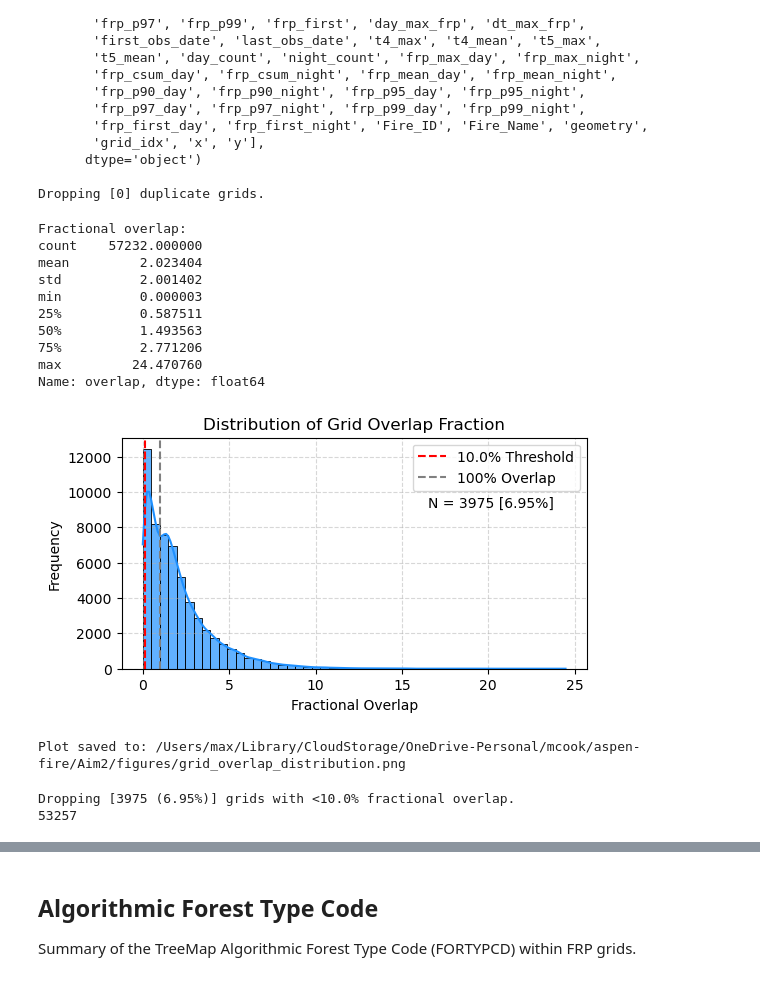
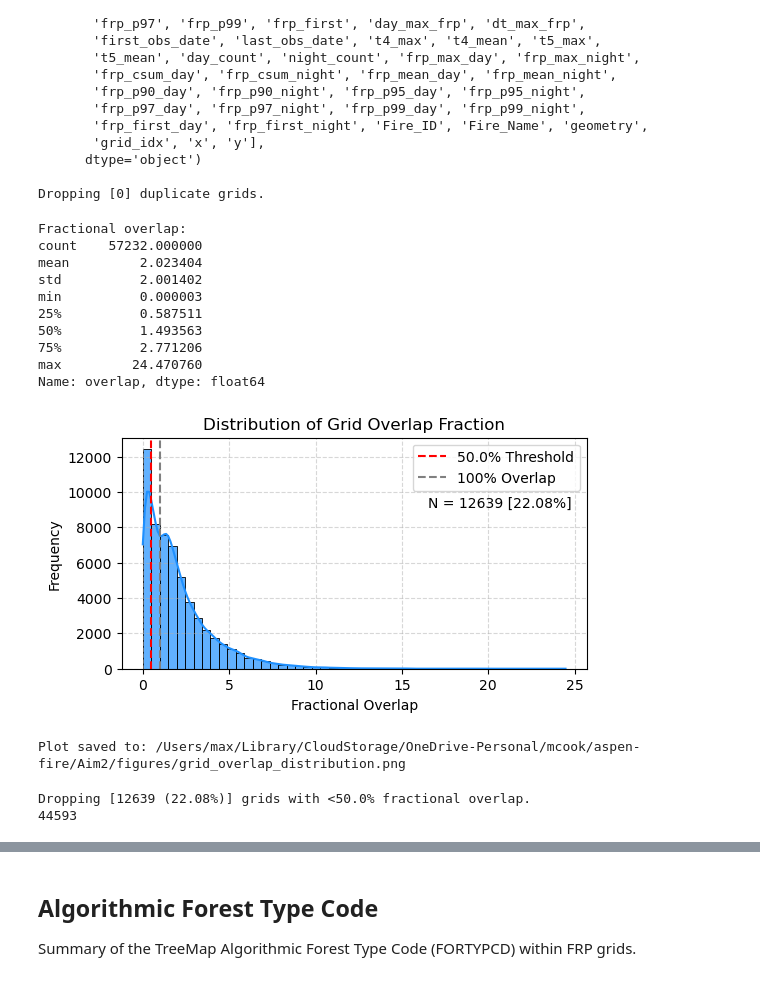
Before and after one commit to natshoff/aspen-fire-fork, a Jupyter notebook: Aim2/code/Python/04b_TreeMap_FIA-FORTYPCD.ipynb, the cells around one changed output, grey strips where cells are left out. Saved outputs shown, nothing was run; the diff lists cells and outputs as text; code cells hidden in the pictures.

```diff
--- a/Aim2/code/Python/04b_TreeMap_FIA-FORTYPCD.ipynb
+++ b/Aim2/code/Python/04b_TreeMap_FIA-FORTYPCD.ipynb
@@ -65,7 +68,7 @@ Index(['grid_index', 'grid_area', 'afd_count', 'unique_days', 'overlap',
 Dropping [0] duplicate grids.
 # %%
 # Check out the distribution of grid overlap with FRP observations
-thresh = 0.10
+thresh = 0.50
 print(f"Fractional overlap:\n{grid['overlap'].describe()}\n")
 n_small = grid[grid['overlap'] < thresh]['grid_idx'].count()
 
@@ -77,34 +80,34 @@ sns.histplot(grid['overlap'], kde=True, bins=50, color='dodgerblue', alpha=0.7)
 plt.axvline(x=thresh, color='red', linestyle='--', label=f'{thresh*100}% Threshold')
 plt.axvline(x=1, color='grey', linestyle='--', label='100% Overlap')
 
 # Customize the plot
 plt.title('Distribution of Grid Overlap Fraction')
 plt.xlabel('Fractional Overlap')
 plt.ylabel('Frequency')
 plt.legend()
 plt.grid(True, linestyle='--', alpha=0.5)
 plt.text(16.5, plt.ylim()[1] * 0.7,
          f'N = {n_small} [{round(n_small/len(grid)*100,2)}%]',
          fontsize=10, color='black')
 
 # Save the plot
 out_path = os.path.join(projdir, 'figures/grid_overlap_distribution.png')
 plt.savefig(out_path, dpi=300, bbox_inches='tight')
 
 plt.show()
 print(f"Plot saved to: {out_path}")
 # %% [output]
 Fractional overlap:
 count    57232.000000
 mean         2.023404
 std          2.001402
 min          0.000003
 25%          0.587511
 50%          1.493563
 75%          2.771206
 max         24.470760
 Name: overlap, dtype: float64
-[figure, old version]
+[figure, new version]
 Plot saved to: /Users/max/Library/CloudStorage/OneDrive-Personal/mcook/aspen-fire/Aim2/figures/grid_overlap_distribution.png
 # %%
 # filter out grids below the overlap threshold
@@ -112,8 +115,8 @@ print(f"Dropping [{n_small} ({round(n_small/len(grid)*100,2)}%)] grids with <{th
 grid = grid[grid['overlap'] >= thresh] # remove these observations
 print(len(grid))
 # %% [output]
-Dropping [3975 (6.95%)] grids with <10.0% fractional overlap.
-53257
+Dropping [12639 (22.08%)] grids with <50.0% fractional overlap.
+44593
 # %%
 # Load the TreeMap (ca. 2016)
 # Pixel values here denote the FIA plot ID ("tm_id")
```
Also changed, not shown: parts of 28 cells of this notebook, 18 other files.
